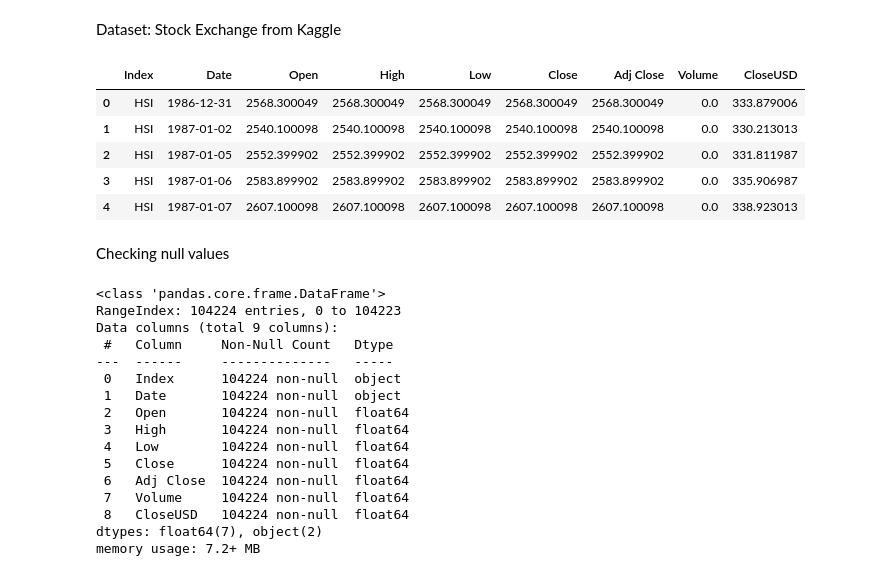
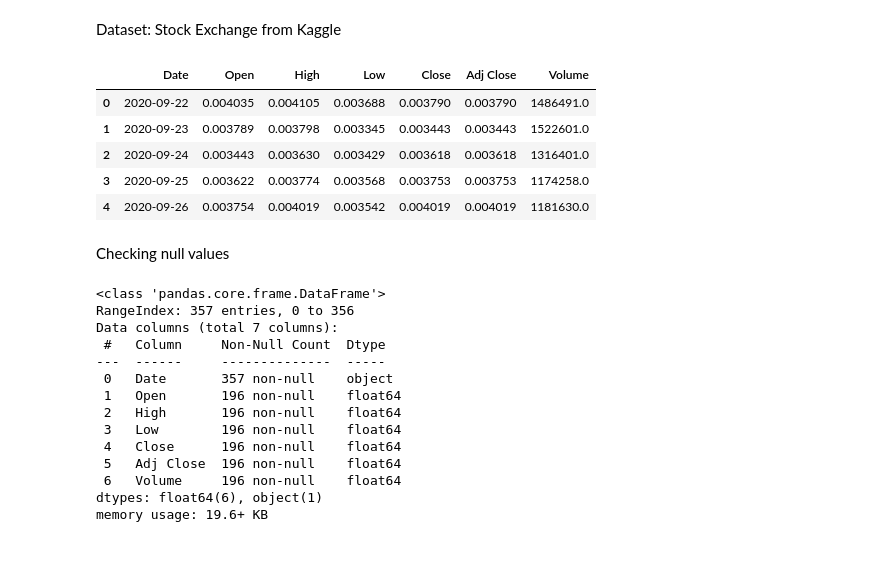
Before and after one commit to affand20/m2m-labs, a Jupyter notebook: lab1.ipynb, the cells around one changed output. Drawn from its saved outputs; the diff is of its cells as text; code cells hidden in the pictures.

```diff
--- a/lab1.ipynb
+++ b/lab1.ipynb
@@ -14,33 +17,31 @@ warnings.filterwarnings('ignore')
 # %% [markdown]
 Dataset: Stock Exchange from Kaggle
 # %%
-stock = pd.read_csv('./dataset/indexProcessed.csv')
+stock = pd.read_csv('./dataset/cryptocurrencies/HEX-USD.csv')
 stock.head()
 # %% [output]
-|  | Index | Date | Open | High | Low | Close | Adj Close | Volume | CloseUSD |
-| 0 | HSI | 1986-12-31 | 2568.300049 | 2568.300049 | 2568.300049 | 2568.300049 | 2568.300049 | 0.0 | 333.879006 |
-| 1 | HSI | 1987-01-02 | 2540.100098 | 2540.100098 | 2540.100098 | 2540.100098 | 2540.100098 | 0.0 | 330.213013 |
-| 2 | HSI | 1987-01-05 | 2552.399902 | 2552.399902 | 2552.399902 | 2552.399902 | 2552.399902 | 0.0 | 331.811987 |
-| 3 | HSI | 1987-01-06 | 2583.899902 | 2583.899902 | 2583.899902 | 2583.899902 | 2583.899902 | 0.0 | 335.906987 |
-| 4 | HSI | 1987-01-07 | 2607.100098 | 2607.100098 | 2607.100098 | 2607.100098 | 2607.100098 | 0.0 | 338.923013 |
+|  | Date | Open | High | Low | Close | Adj Close | Volume |
+| 0 | 2020-09-22 | 0.004035 | 0.004105 | 0.003688 | 0.003790 | 0.003790 | 1486491.0 |
+| 1 | 2020-09-23 | 0.003789 | 0.003798 | 0.003345 | 0.003443 | 0.003443 | 1522601.0 |
+| 2 | 2020-09-24 | 0.003443 | 0.003630 | 0.003429 | 0.003618 | 0.003618 | 1316401.0 |
+| 3 | 2020-09-25 | 0.003622 | 0.003774 | 0.003568 | 0.003753 | 0.003753 | 1174258.0 |
+| 4 | 2020-09-26 | 0.003754 | 0.004019 | 0.003542 | 0.004019 | 0.004019 | 1181630.0 |
 # %% [markdown]
 Checking null values
 # %%
 stock.info()
 # %% [output]
 <class 'pandas.core.frame.DataFrame'>
-RangeIndex: 104224 entries, 0 to 104223
-Data columns (total 9 columns):
- #   Column     Non-Null Count   Dtype
----  ------     --------------   -----
- 0   Index      104224 non-null  object
- 1   Date       104224 non-null  object
- 2   Open       104224 non-null  float64
- 3   High       104224 non-null  float64
- 4   Low        104224 non-null  float64
- 5   Close      104224 non-null  float64
- 6   Adj Close  104224 non-null  float64
- 7   Volume     104224 non-null  float64
- 8   CloseUSD   104224 non-null  float64
-dtypes: float64(7), object(2)
-memory usage: 7.2+ MB
+RangeIndex: 357 entries, 0 to 356
+Data columns (total 7 columns):
+ #   Column     Non-Null Count  Dtype
+---  ------     --------------  -----
+ 0   Date       357 non-null    object
+ 1   Open       196 non-null    float64
+ 2   High       196 non-null    float64
+ 3   Low        196 non-null    float64
+ 4   Close      196 non-null    float64
+ 5   Adj Close  196 non-null    float64
+ 6   Volume     196 non-null    float64
+dtypes: float64(6), object(1)
+memory usage: 19.6+ KB
```
Also changed, not shown: parts of 22 cells of this notebook.
